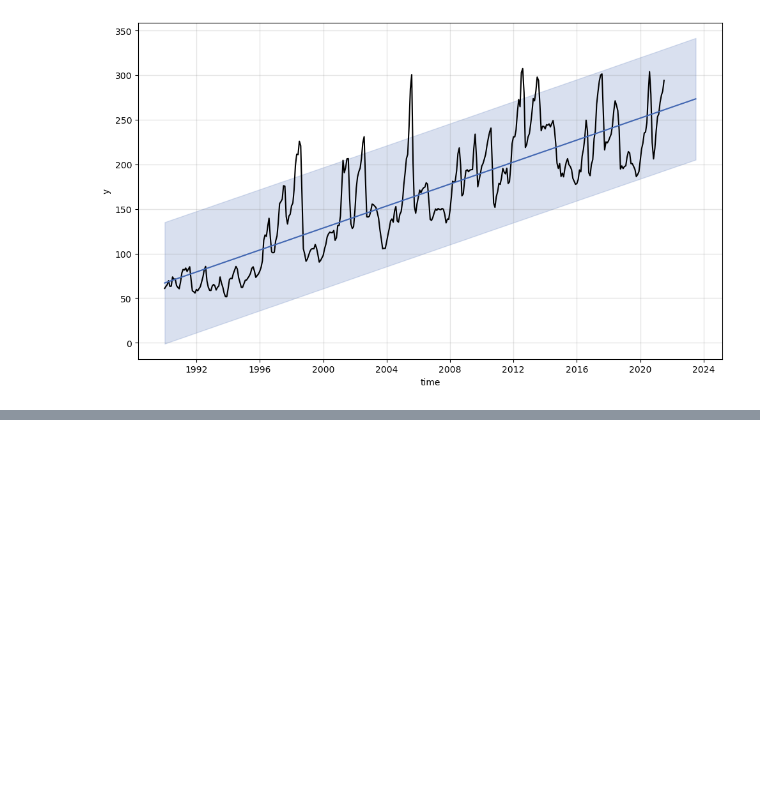
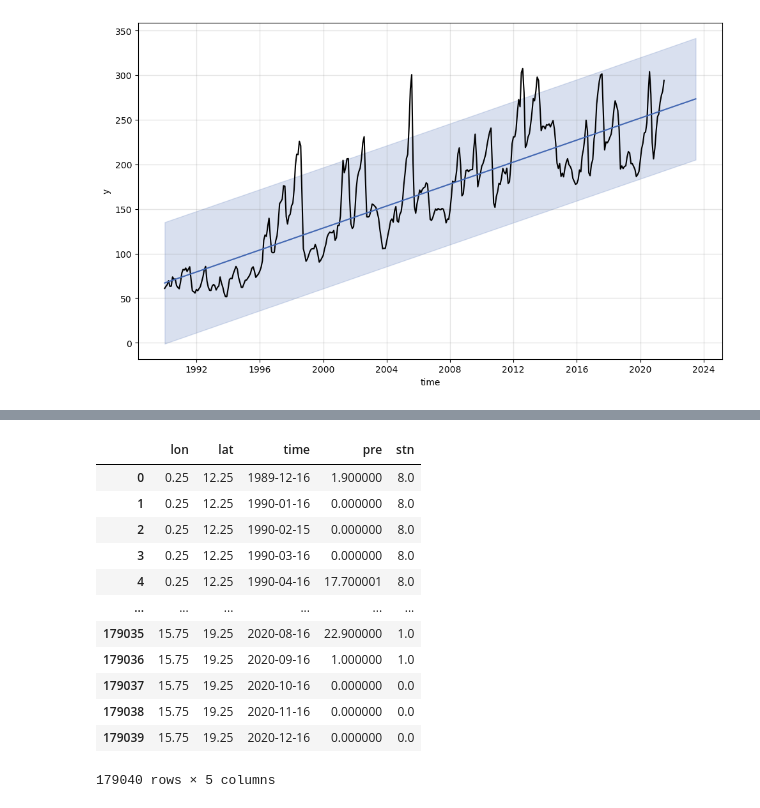
Before and after one commit to wwhite5/Springboard-Capstone-2-Time-Series, a Jupyter notebook: kats_test.ipynb, the cells around one changed output, grey strips where cells are left out. Cells and saved outputs as stored; diff of their text form; code cells hidden in the pictures; blank space fills up the shorter version.

```diff
--- a/kats_test.ipynb
+++ b/kats_test.ipynb
@@ -76,0 +145,20 @@ m.plot()
+# %%
+ds = xr.open_dataset('E:\\OtherCodeProjects\\Springboard Capstone Projects\\Springboard-Capstone-2-Data\\niger_rainfall.nc')
+df = ds.to_dataframe()
+df = df.reset_index()
+# %%
+df
+# %% [output]
+|  | lon | lat | time | pre | stn |
+| 0 | 0.25 | 12.25 | 1989-12-16 | 1.900000 | 8.0 |
+| 1 | 0.25 | 12.25 | 1990-01-16 | 0.000000 | 8.0 |
+| 2 | 0.25 | 12.25 | 1990-02-15 | 0.000000 | 8.0 |
+| 3 | 0.25 | 12.25 | 1990-03-16 | 0.000000 | 8.0 |
+| 4 | 0.25 | 12.25 | 1990-04-16 | 17.700001 | 8.0 |
+| ... | ... | ... | ... | ... | ... |
+| 179035 | 15.75 | 19.25 | 2020-08-16 | 22.900000 | 1.0 |
+| 179036 | 15.75 | 19.25 | 2020-09-16 | 1.000000 | 1.0 |
+| 179037 | 15.75 | 19.25 | 2020-10-16 | 0.000000 | 0.0 |
+| 179038 | 15.75 | 19.25 | 2020-11-16 | 0.000000 | 0.0 |
+| 179039 | 15.75 | 19.25 | 2020-12-16 | 0.000000 | 0.0 |
+179040 rows × 5 columns
```
Also changed, not shown: parts of 11 cells of this notebook, 2 other files.
